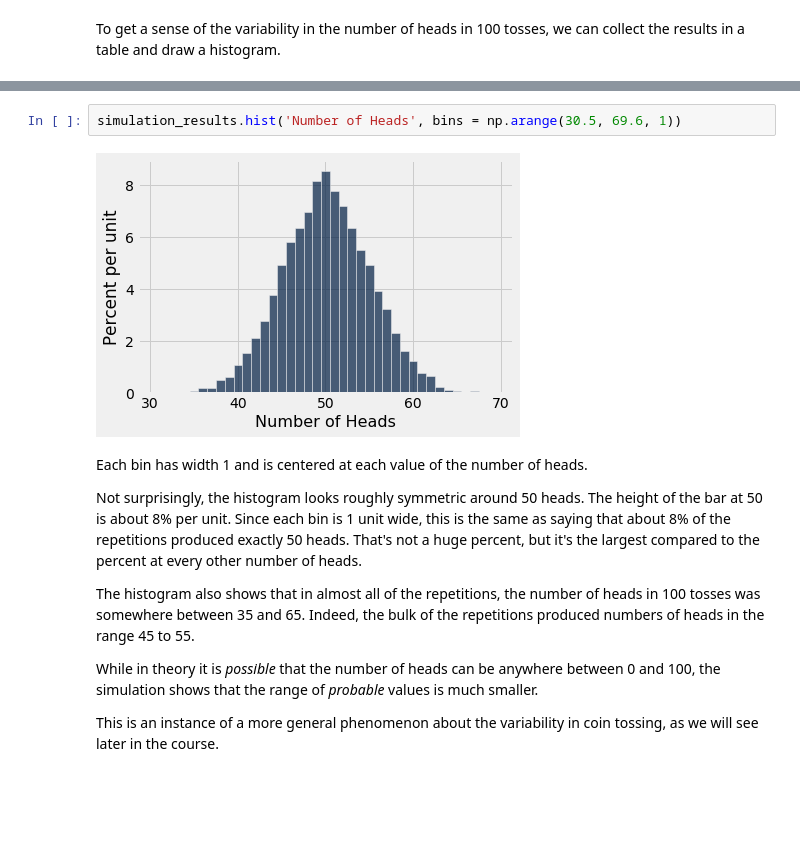
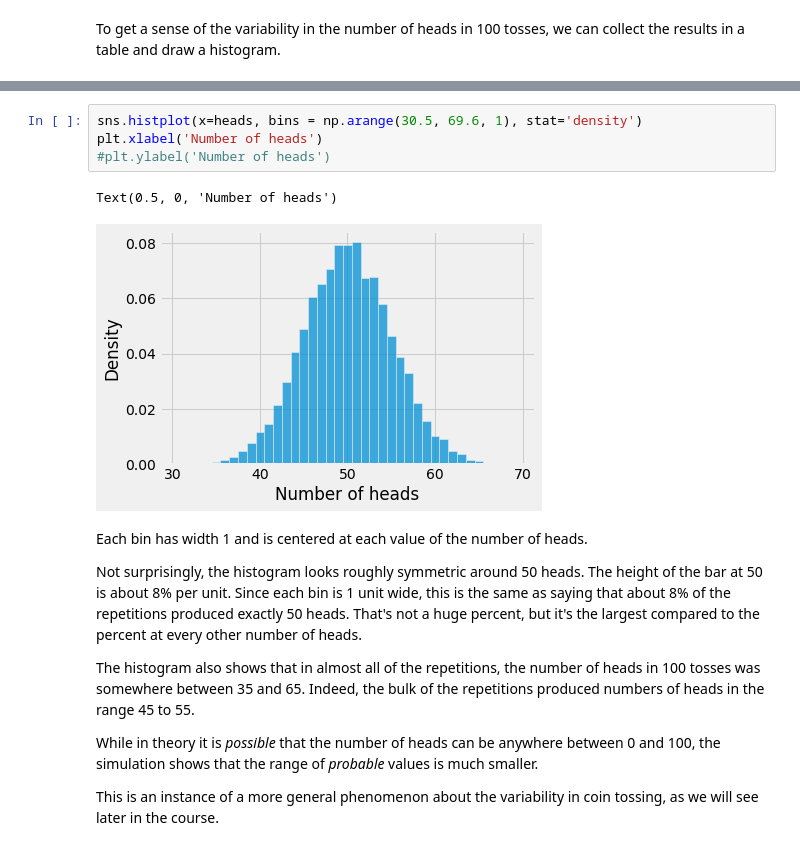
Before and after one commit to floreencia/textbook-flo, a Jupyter notebook: chapters/09/3/Simulation.ipynb, the cells around one changed output, grey strips where cells are left out. Saved outputs shown, nothing was run; the diff lists cells and outputs as text; blank space fills up the shorter version.

Commit message:
plot histograms using Seaborn

```diff
--- a/chapters/09/3/Simulation.ipynb
+++ b/chapters/09/3/Simulation.ipynb
@@ -132,7 +113,10 @@ simulation_results
-# %%
-simulation_results.hist('Number of Heads', bins = np.arange(30.5, 69.6, 1))
-# %% [output]
-[figure, removed]
+# %%
+sns.histplot(x=heads, bins = np.arange(30.5, 69.6, 1), stat='density')
+plt.xlabel('Number of heads')
+#plt.ylabel('Number of heads')
+# %% [output]
+Text(0.5, 0, 'Number of heads')
+[figure, added]
 # %% [markdown]
 Each bin has width 1 and is centered at each value of the number of heads.
 
```
Also changed, not shown: parts of 8 cells of this notebook.
